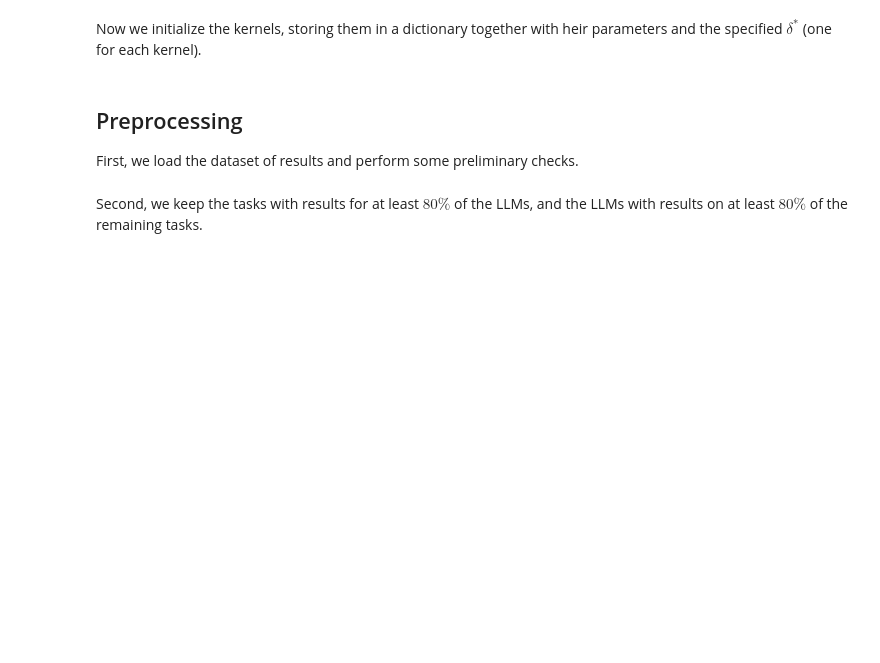
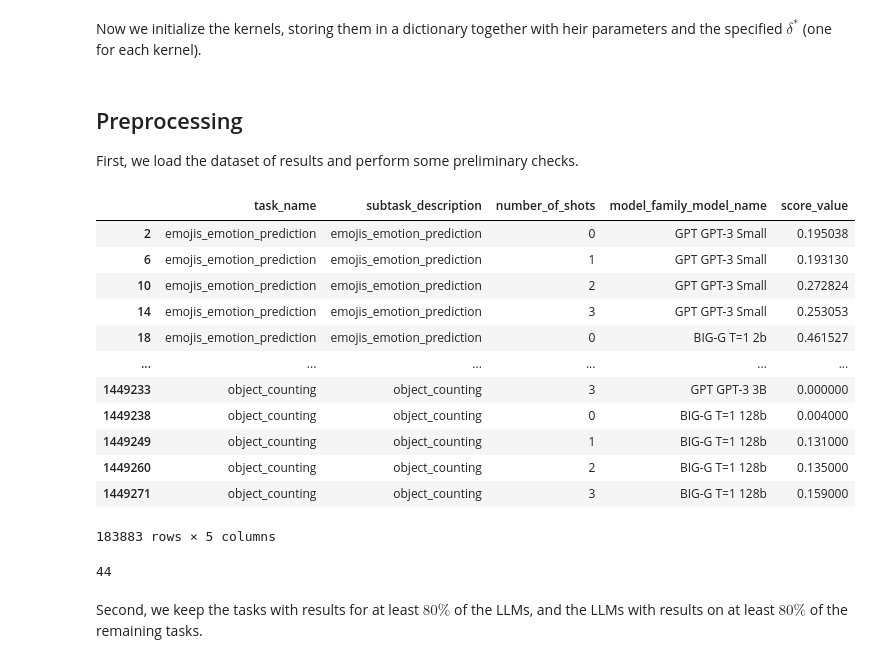
Before and after one commit to DrCohomology/genexpy, a Jupyter notebook: demos/BIG-bench/demo1_estimate_nstar.ipynb, the cells around one changed output. Drawn from its saved outputs; the diff is of its cells as text; code cells hidden in the pictures; blank space fills up the shorter version.

```diff
--- a/demos/BIG-bench/demo1_estimate_nstar.ipynb
+++ b/demos/BIG-bench/demo1_estimate_nstar.ipynb
@@ -111,6 +111,26 @@ if not_in_df := columns_to_check - set(df.columns):
     raise ValueError(f"The following columns are missing from the dataframe: {not_in_df}")
 if not_in_config:= set(df.columns) - columns_to_check:
     warnings.warn(f"The following columns in the dataframe are not required: {not_in_config}", stacklevel=2)
+# %%
+df
+# %% [output]
+|  | task_name | subtask_description | number_of_shots | model_family_model_name | score_value |
+| 2 | emojis_emotion_prediction | emojis_emotion_prediction | 0 | GPT GPT-3 Small | 0.195038 |
+| 6 | emojis_emotion_prediction | emojis_emotion_prediction | 1 | GPT GPT-3 Small | 0.193130 |
+| 10 | emojis_emotion_prediction | emojis_emotion_prediction | 2 | GPT GPT-3 Small | 0.272824 |
+| 14 | emojis_emotion_prediction | emojis_emotion_prediction | 3 | GPT GPT-3 Small | 0.253053 |
+| 18 | emojis_emotion_prediction | emojis_emotion_prediction | 0 | BIG-G T=1 2b | 0.461527 |
+| ... | ... | ... | ... | ... | ... |
+| 1449233 | object_counting | object_counting | 3 | GPT GPT-3 3B | 0.000000 |
+| 1449238 | object_counting | object_counting | 0 | BIG-G T=1 128b | 0.004000 |
+| 1449249 | object_counting | object_counting | 1 | BIG-G T=1 128b | 0.131000 |
+| 1449260 | object_counting | object_counting | 2 | BIG-G T=1 128b | 0.135000 |
+| 1449271 | object_counting | object_counting | 3 | BIG-G T=1 128b | 0.159000 |
+183883 rows × 5 columns
+# %%
+df.query("task_name == 'arithmetic' and number_of_shots == 2").model_family_model_name.nunique()
+# %% [output]
+44
 # %% [markdown]
 Second, we keep the tasks with results for at least $80\%$ of the LLMs, and the LLMs with results on at least $80\%$ of the remaining tasks.
 # %%
```
Also changed, not shown: parts of 1 cell of this notebook, 10 other files.
